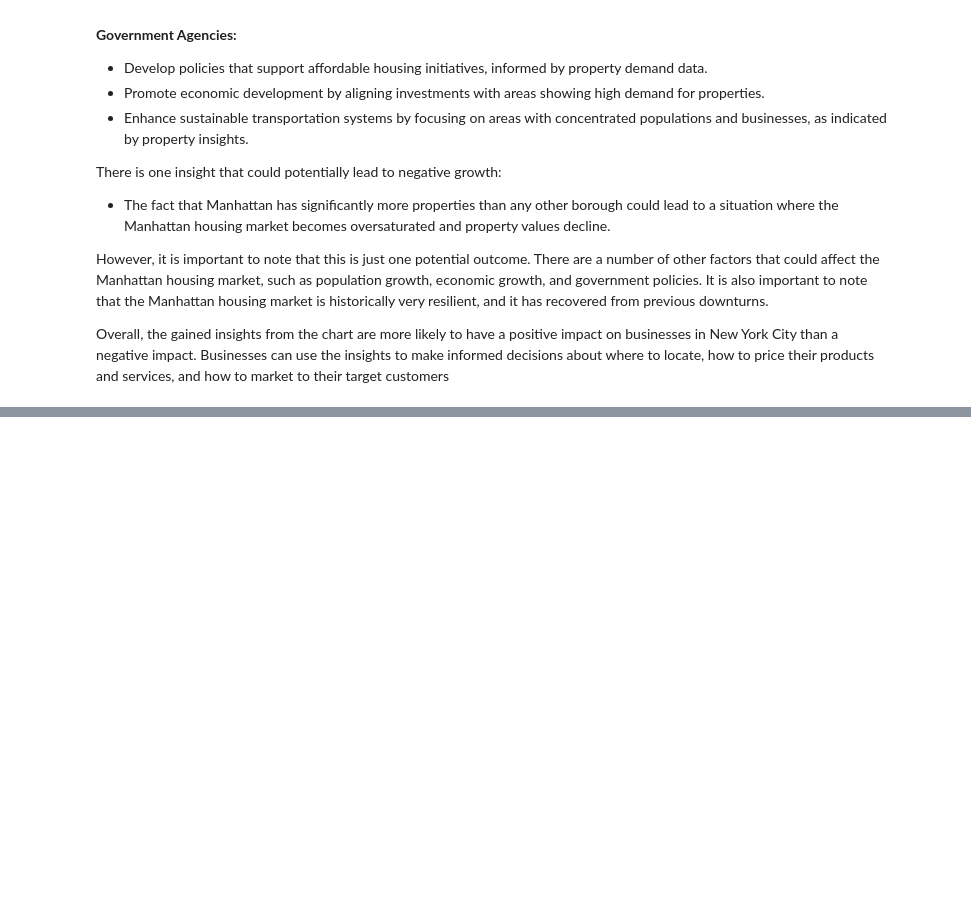
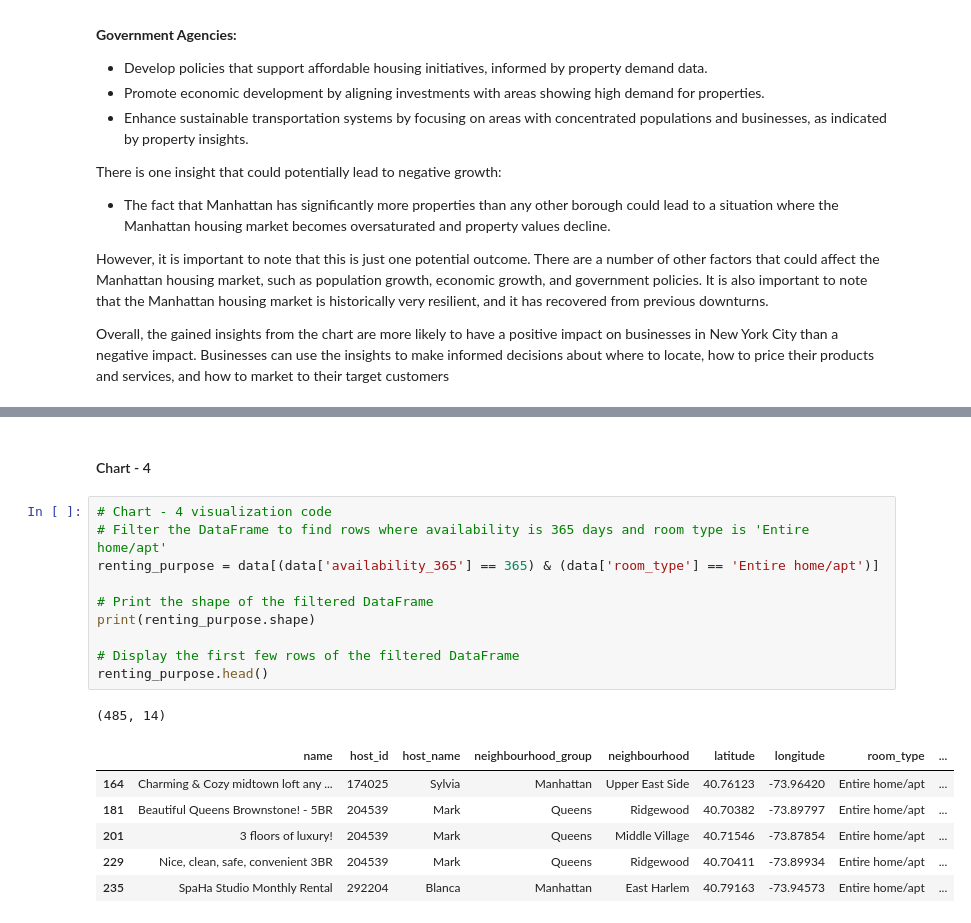
Before and after one commit to tusharrkharkar/project1, a Jupyter notebook: Copy_of_tusharkharkarp1.ipynb, the cells around one changed output, grey strips where cells are left out. Cells and saved outputs as stored; diff of their text form; blank space fills up the shorter version.

```diff
--- a/Copy_of_tusharkharkarp1.ipynb
+++ b/Copy_of_tusharkharkarp1.ipynb
@@ -897,0 +973,20 @@ Overall, the gained insights from the chart are more likely to have a positive i
+# %% [markdown]
+#### Chart - 4
+# %%
+# Chart - 4 visualization code
+# Filter the DataFrame to find rows where availability is 365 days and room type is 'Entire home/apt'
+renting_purpose = data[(data['availability_365'] == 365) & (data['room_type'] == 'Entire home/apt')]
+
+# Print the shape of the filtered DataFrame
+print(renting_purpose.shape)
+
+# Display the first few rows of the filtered DataFrame
+renting_purpose.head()
+# %% [output]
+(485, 14)
+|  | name | host_id | host_name | neighbourhood_group | neighbourhood | latitude | longitude | room_type | ... |
+| 164 | Charming & Cozy midtown loft any ... | 174025 | Sylvia | Manhattan | Upper East Side | 40.76123 | -73.96420 | Entire home/apt | ... |
+| 181 | Beautiful Queens Brownstone! - 5BR | 204539 | Mark | Queens | Ridgewood | 40.70382 | -73.89797 | Entire home/apt | ... |
+| 201 | 3 floors of luxury! | 204539 | Mark | Queens | Middle Village | 40.71546 | -73.87854 | Entire home/apt | ... |
+| 229 | Nice, clean, safe, convenient 3BR | 204539 | Mark | Queens | Ridgewood | 40.70411 | -73.89934 | Entire home/apt | ... |
+| 235 | SpaHa Studio Monthly Rental | 292204 | Blanca | Manhattan | East Harlem | 40.79163 | -73.94573 | Entire home/apt | ... |
```
Also changed, not shown: parts of 18 cells of this notebook.
